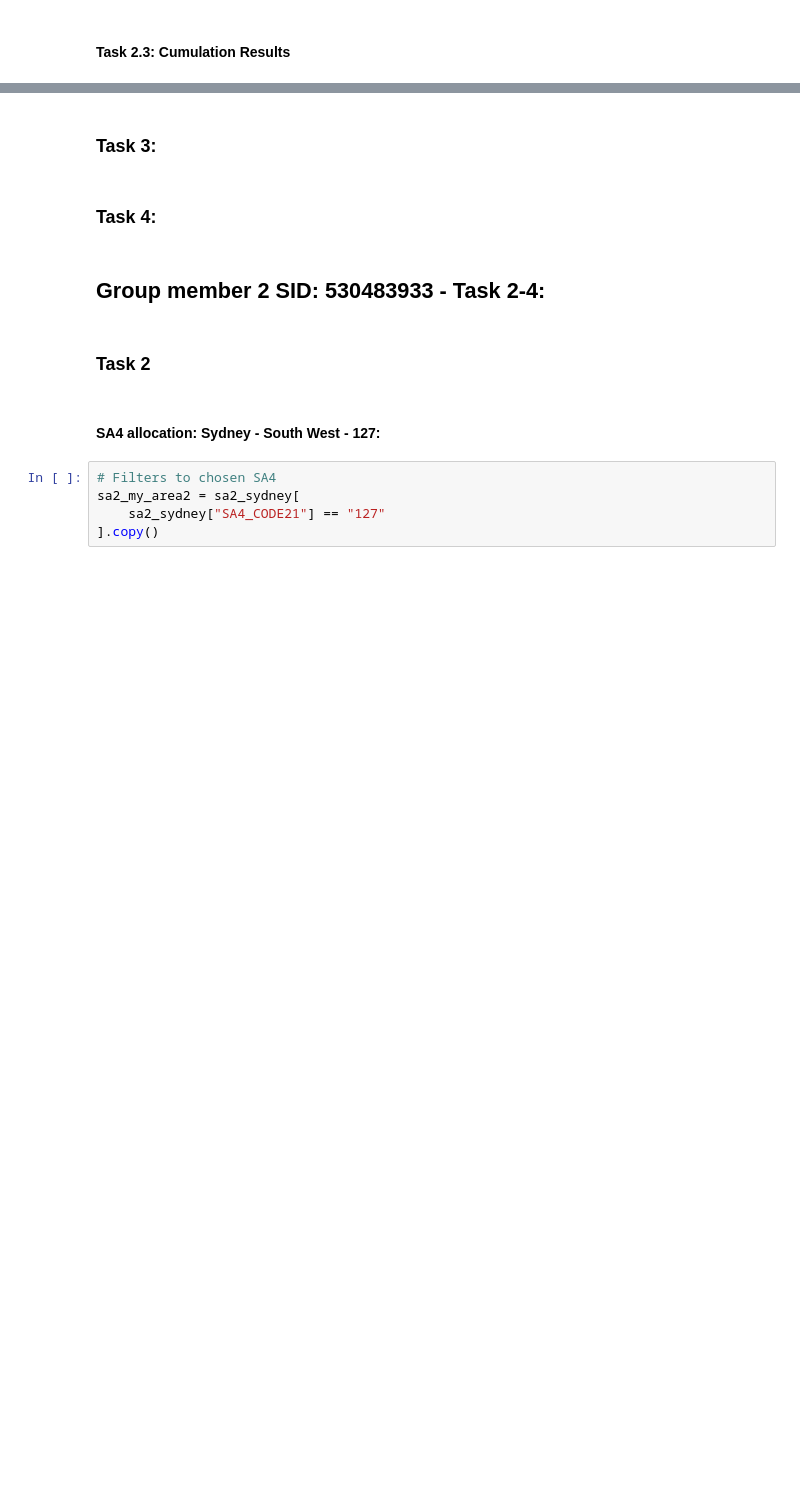
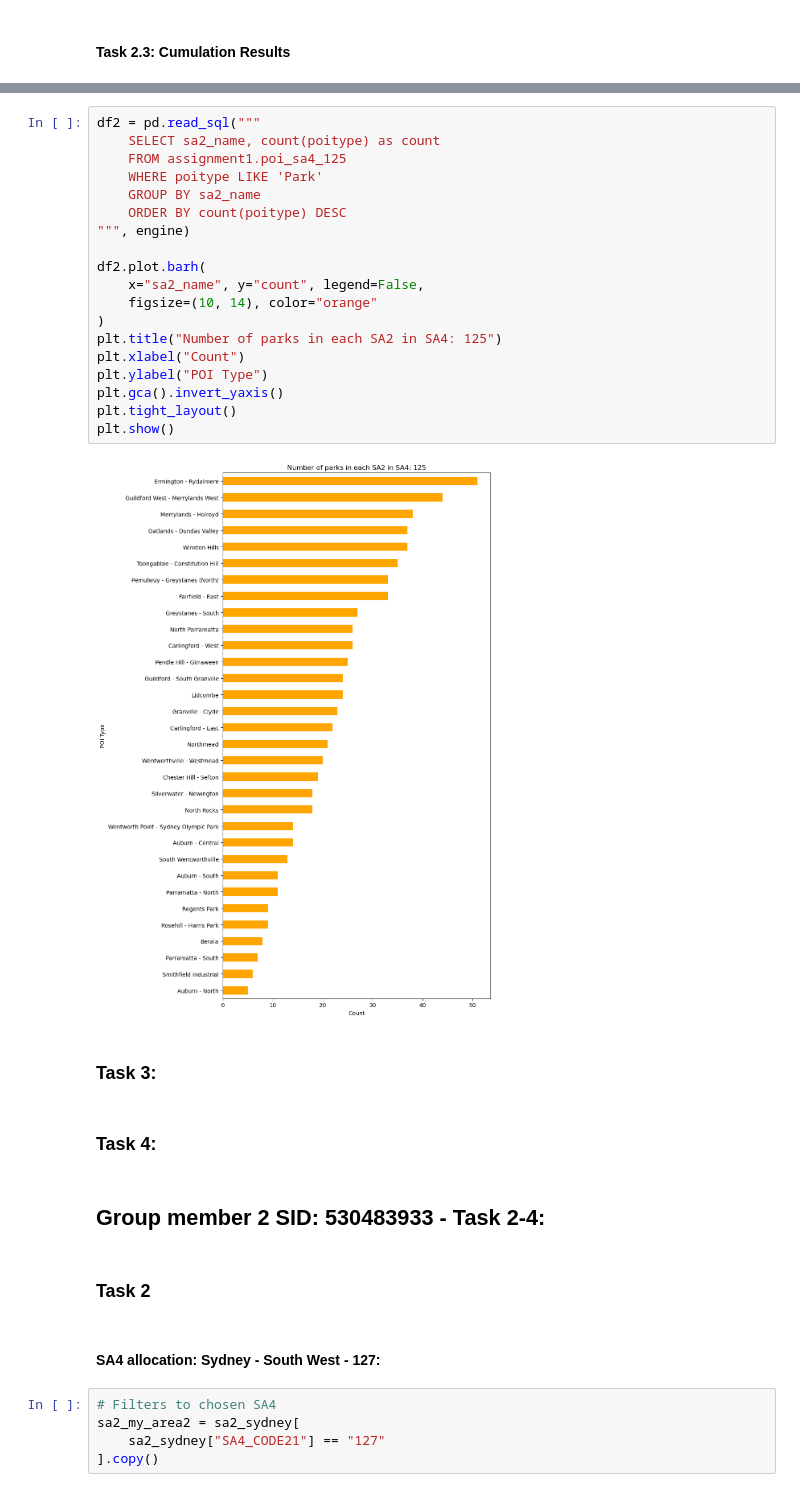
Before and after one commit to Rven66/DATA2001-Assignment_1, a Jupyter notebook: DATA2001-Assignment_1.ipynb, the cells around one changed output, grey strips where cells are left out. Cells and saved outputs as stored; diff of their text form; blank space fills up the shorter version.

```diff
--- a/DATA2001-Assignment_1.ipynb
+++ b/DATA2001-Assignment_1.ipynb
@@ -1245,3 +1347,24 @@ engine = create_engine("postgresql+psycopg2://YOUR_USER:YOUR_PASSWORD@localhost:
+# %%
+df2 = pd.read_sql("""
+    SELECT sa2_name, count(poitype) as count
+    FROM assignment1.poi_sa4_125
+    WHERE poitype LIKE 'Park'
+    GROUP BY sa2_name
+    ORDER BY count(poitype) DESC
+""", engine)
+
+df2.plot.barh(
+    x="sa2_name", y="count", legend=False,
+    figsize=(10, 14), color="orange"
+)
+plt.title("Number of parks in each SA2 in SA4: 125")
+plt.xlabel("Count")
+plt.ylabel("POI Type")
+plt.gca().invert_yaxis()
+plt.tight_layout()
+plt.show()
+# %% [output]
+[figure, added]
 # %% [markdown]
 ### Task 3:
 # %% [markdown]
```
Also changed, not shown: parts of 16 cells of this notebook, 1 other file.
